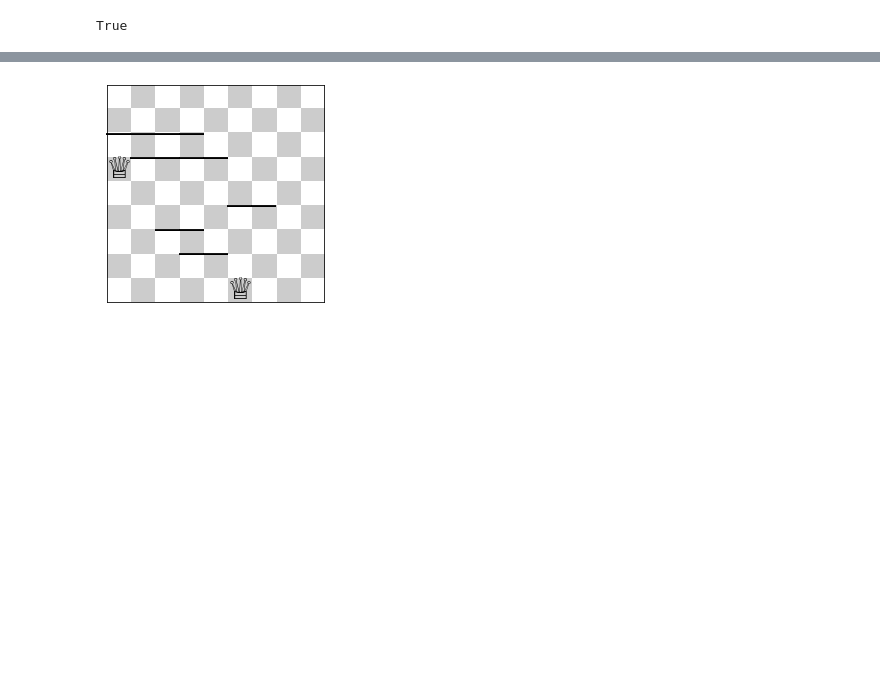
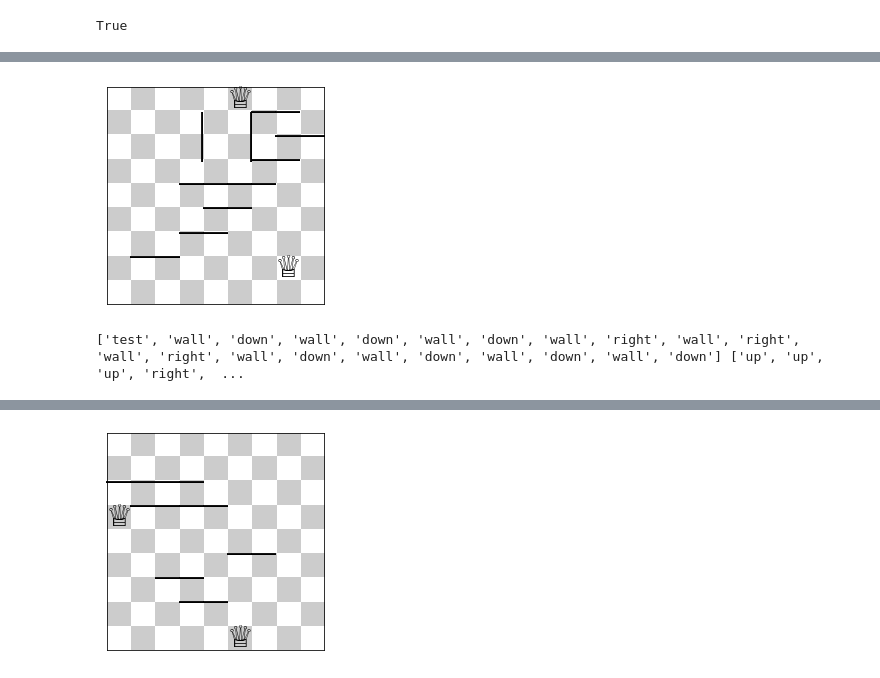
Before and after one commit to sadaakisz/Quoridor_Overthimker, a Jupyter notebook: Test_Notebook - Empe.ipynb, the cells around one changed output, grey strips where cells are left out. Saved outputs shown, nothing was run; the diff lists cells and outputs as text; code cells hidden in the pictures; blank space fills up the shorter version.

```diff
--- a/Test_Notebook - Empe.ipynb
+++ b/Test_Notebook - Empe.ipynb
@@ -455,6 +476,6 @@ IndentationError: unexpected indent (<ipython-input-29-9fecd84f4b1f>, line 13)
 # %%
-def movement1(board, name):
-    movements = ["down", "right", "left", "up"]
+def movement4(board, name):
+    movements = ["up", "right", "left", "down"]
 
 
     for x in range(len(movements)):
@@ -465,25 +486,7 @@ def movement1(board, name):
 
         else:
             board.move_pawn(name, movements[x])
-            #print(movements[x])
-
-            break
-
-
-def movement3(board, name):
-    movements = ["down", "right", "left", "up"]
-    route = []
-
-
-    for x in range(len(movements)):
-        if board.get_pawn(name).future_move(movements[x]) in  board.ill_moves("full") or board.get_pawn(name).future_move(movements[x]) in board.get_pawn(name).history:
-            #print("lloro")
-
-            continue
-
-        else:
-            board.move_pawn(name, movements[x])
-            route.append(movements[x])
+            route = movements[x]
             #print(movements[x])
 
             break
@@ -538,3 +537,21 @@ def movement4(board, name):
+# %%
+b7 = board()
+b7.add_pawn("Empe", pawn(4,0))
+b7.add_pawn("Rorro", pawn(4,8))
+b7.add_wall("w8", wall(5, 4, "left"))
+b7.add_wall("w9", wall(3, 7, "left"))
+
+routePawn1 = []
+routePawn2 = []
+cooldown = 3
+
+b7.drawBoard()
+routePawn1, routePawn2 = routeFinish(b7, "Empe", "Rorro", routePawn1, routePawn2, cooldown)
+b7.drawBoard()
+print(routePawn1, routePawn2)
+# %% [output]
+[figure, added]
+['test', 'wall', 'down', 'wall', 'down', 'wall', 'down', 'wall', 'right', 'wall', 'right', 'wall', 'right', 'wall', 'down', 'wall', 'down', 'wall', 'down', 'wall', 'down'] ['up', 'up', 'up', 'right',  ...
 # %%
 def get_random_string(length):
     letters = string.ascii_lowercase
```
Also changed, not shown: parts of 8 cells of this notebook.
